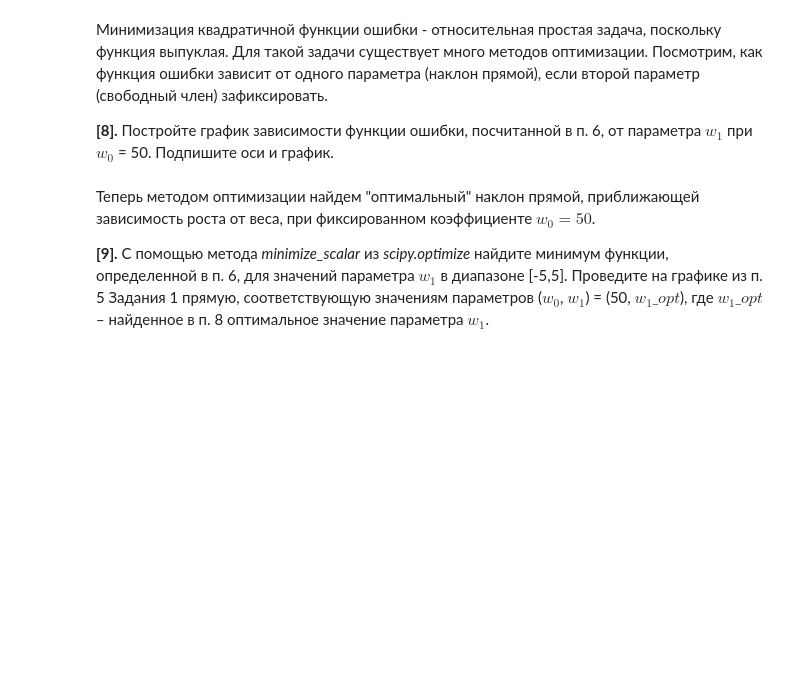
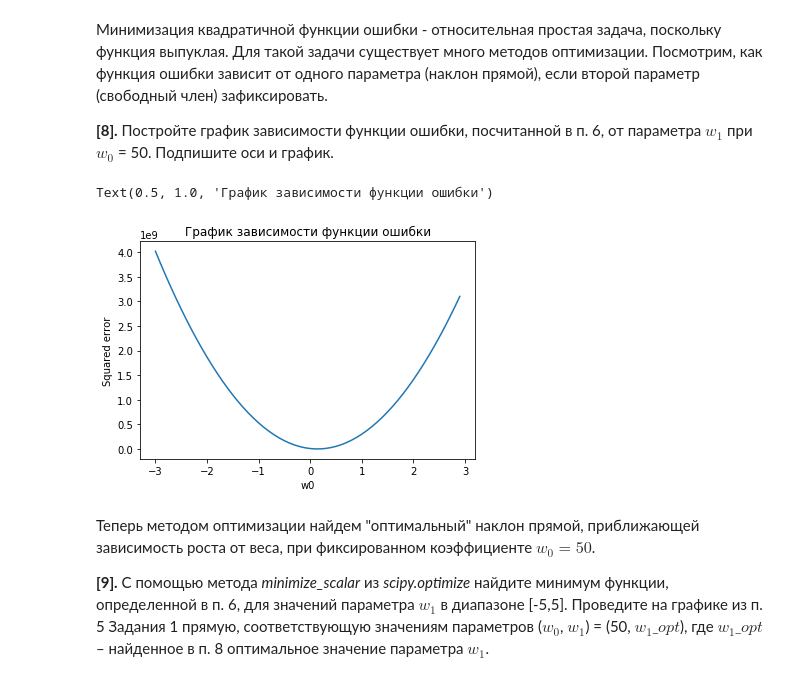
Before and after one commit to Afsent/coursera-ml, a Jupyter notebook: Labeled training/Linear regression/peer_review_linreg_height_weight.ipynb, the cells around one changed output. Cells and saved outputs as stored; diff of their text form; code cells hidden in the pictures; blank space fills up the shorter version.

```diff
--- a/Labeled training/Linear regression/peer_review_linreg_height_weight.ipynb
+++ b/Labeled training/Linear regression/peer_review_linreg_height_weight.ipynb
@@ -131,3 +124,6 @@ $$error(w_0, w_1) = \sum_{i=1}^n {(y_i - (w_0 + w_1 * x_i))}^2 $$
+# %%
+def error(w0, w1):
+    return sum((data['Height'] - (w0 + w1 * data['Weight']))**2)
 # %% [markdown]
 Итак, мы решаем задачу: как через облако точек, соответсвующих наблюдениям в нашем наборе данных, в пространстве признаков "Рост" и "Вес" провести прямую линию так, чтобы минимизировать функционал из п. 6. Для начала давайте отобразим хоть какие-то прямые и убедимся, что они плохо передают зависимость роста от веса.
 
@@ -143,3 +145,13 @@ $$error(w_0, w_1) = \sum_{i=1}^n {(y_i - (w_0 + w_1 * x_i))}^2 $$
+# %%
+w0 = 50
+w = np.arange(-3, 3, 0.1)
+plt.plot(w, list(error(w0, w1) for w1 in w))
+plt.xlabel('w0')
+plt.ylabel('Squared error')
+plt.title('График зависимости функции ошибки')
+# %% [output]
+Text(0.5, 1.0, 'График зависимости функции ошибки')
+[figure, added]
 # %% [markdown]
 Теперь методом оптимизации найдем "оптимальный" наклон прямой, приближающей зависимость роста от веса, при фиксированном коэффициенте $w_0 = 50$.
 
```
Also changed, not shown: parts of 19 cells of this notebook.
